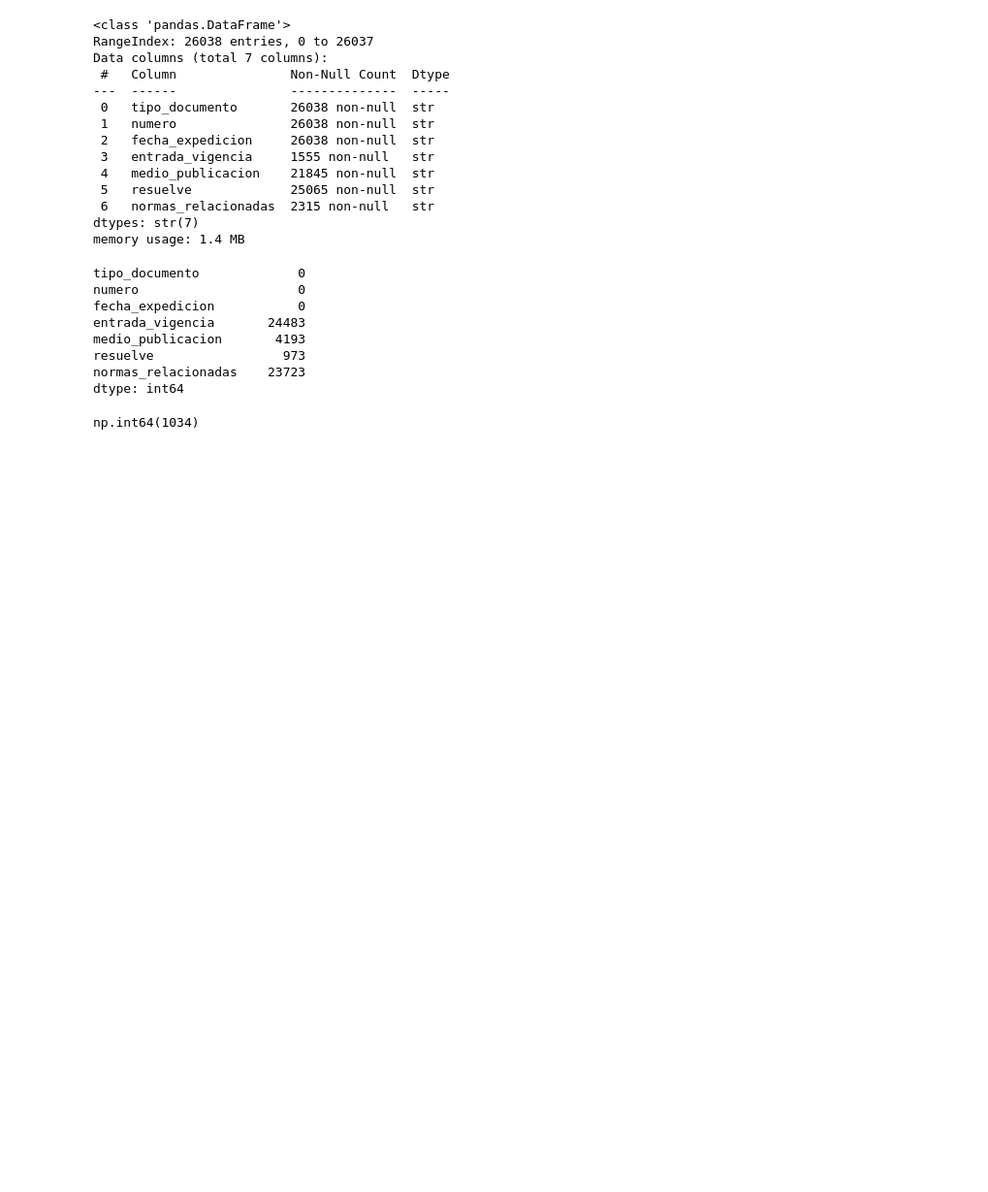
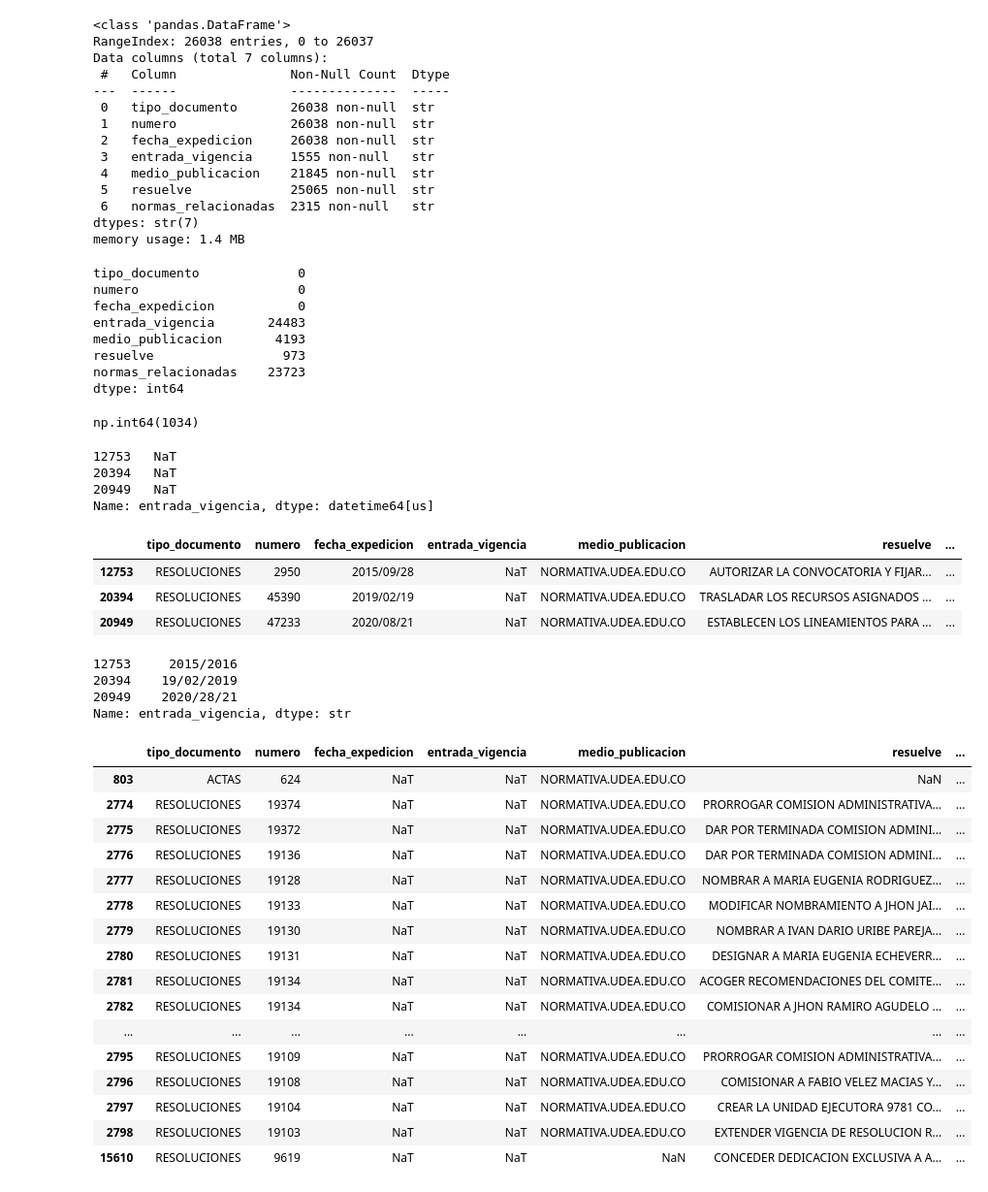
Before and after one commit to jhoanmoreno-94/Modelo_computacional, a Jupyter notebook: preprocesamiento_datos.ipynb, the cells around one changed output. Shown at 97% size. Saved outputs shown, nothing was run; the diff lists cells and outputs as text; code cells hidden in the pictures; blank space fills up the shorter version.

```diff
--- a/preprocesamiento_datos.ipynb
+++ b/preprocesamiento_datos.ipynb
@@ -63,3 +63,6 @@ dtype: int64
 df.duplicated().sum()
 # %% [output]
 np.int64(1034)
+# %%
+antes = df['entrada_vigencia'].copy()
+df['entrada_vigencia'] =pd.to_datetime(df['entrada_vigencia'], errors='coerce')
@@ -65,0 +71,46 @@ np.int64(1034)
+# %%
+df.loc[cambiaron, 'entrada_vigencia']
+# %% [output]
+12753   NaT
+20394   NaT
+20949   NaT
+Name: entrada_vigencia, dtype: datetime64[us]
+# %%
+df.iloc[cambiaron]
+# %% [output]
+|  | tipo_documento | numero | fecha_expedicion | entrada_vigencia | medio_publicacion | resuelve | ... |
+| 12753 | RESOLUCIONES | 2950 | 2015/09/28 | NaT | NORMATIVA.UDEA.EDU.CO | AUTORIZAR LA CONVOCATORIA Y FIJAR... | ... |
+| 20394 | RESOLUCIONES | 45390 | 2019/02/19 | NaT | NORMATIVA.UDEA.EDU.CO | TRASLADAR LOS RECURSOS ASIGNADOS ... | ... |
+| 20949 | RESOLUCIONES | 47233 | 2020/08/21 | NaT | NORMATIVA.UDEA.EDU.CO | ESTABLECEN LOS LINEAMIENTOS PARA ... | ... |
+# %%
+antes[cambiaron]
+# %% [output]
+12753     2015/2016
+20394    19/02/2019
+20949    2020/28/21
+Name: entrada_vigencia, dtype: str
+# %%
+antes_expedicion = df['fecha_expedicion'].copy()
+df['fecha_expedicion'] = pd.to_datetime(df['fecha_expedicion'], errors='coerce')
+# %%
+cambiaron_expedicion = antes_expedicion.notna() & df['fecha_expedicion'].isna()
+# %%
+df.iloc[cambiaron_expedicion]
+# %% [output]
+|  | tipo_documento | numero | fecha_expedicion | entrada_vigencia | medio_publicacion | resuelve | ... |
+| 803 | ACTAS | 624 | NaT | NaT | NORMATIVA.UDEA.EDU.CO | NaN | ... |
+| 2774 | RESOLUCIONES | 19374 | NaT | NaT | NORMATIVA.UDEA.EDU.CO | PRORROGAR COMISION ADMINISTRATIVA... | ... |
+| 2775 | RESOLUCIONES | 19372 | NaT | NaT | NORMATIVA.UDEA.EDU.CO | DAR POR TERMINADA COMISION ADMINI... | ... |
+| 2776 | RESOLUCIONES | 19136 | NaT | NaT | NORMATIVA.UDEA.EDU.CO | DAR POR TERMINADA COMISION ADMINI... | ... |
+| 2777 | RESOLUCIONES | 19128 | NaT | NaT | NORMATIVA.UDEA.EDU.CO | NOMBRAR A MARIA EUGENIA RODRIGUEZ... | ... |
+| 2778 | RESOLUCIONES | 19133 | NaT | NaT | NORMATIVA.UDEA.EDU.CO | MODIFICAR NOMBRAMIENTO A JHON JAI... | ... |
+| 2779 | RESOLUCIONES | 19130 | NaT | NaT | NORMATIVA.UDEA.EDU.CO | NOMBRAR A IVAN DARIO URIBE PAREJA... | ... |
+| 2780 | RESOLUCIONES | 19131 | NaT | NaT | NORMATIVA.UDEA.EDU.CO | DESIGNAR A MARIA EUGENIA ECHEVERR... | ... |
+| 2781 | RESOLUCIONES | 19134 | NaT | NaT | NORMATIVA.UDEA.EDU.CO | ACOGER RECOMENDACIONES DEL COMITE... | ... |
+| 2782 | RESOLUCIONES | 19134 | NaT | NaT | NORMATIVA.UDEA.EDU.CO | COMISIONAR A JHON RAMIRO AGUDELO ... | ... |
+| ... | ... | ... | ... | ... | ... | ... | ... |
+| 2795 | RESOLUCIONES | 19109 | NaT | NaT | NORMATIVA.UDEA.EDU.CO | PRORROGAR COMISION ADMINISTRATIVA... | ... |
+| 2796 | RESOLUCIONES | 19108 | NaT | NaT | NORMATIVA.UDEA.EDU.CO | COMISIONAR A FABIO VELEZ MACIAS Y... | ... |
+| 2797 | RESOLUCIONES | 19104 | NaT | NaT | NORMATIVA.UDEA.EDU.CO | CREAR LA UNIDAD EJECUTORA 9781 CO... | ... |
+| 2798 | RESOLUCIONES | 19103 | NaT | NaT | NORMATIVA.UDEA.EDU.CO | EXTENDER VIGENCIA DE RESOLUCION R... | ... |
+| 15610 | RESOLUCIONES | 9619 | NaT | NaT | NaN | CONCEDER DEDICACION EXCLUSIVA A A... | ... |
```
Also changed, not shown: parts of 9 cells of this notebook.
